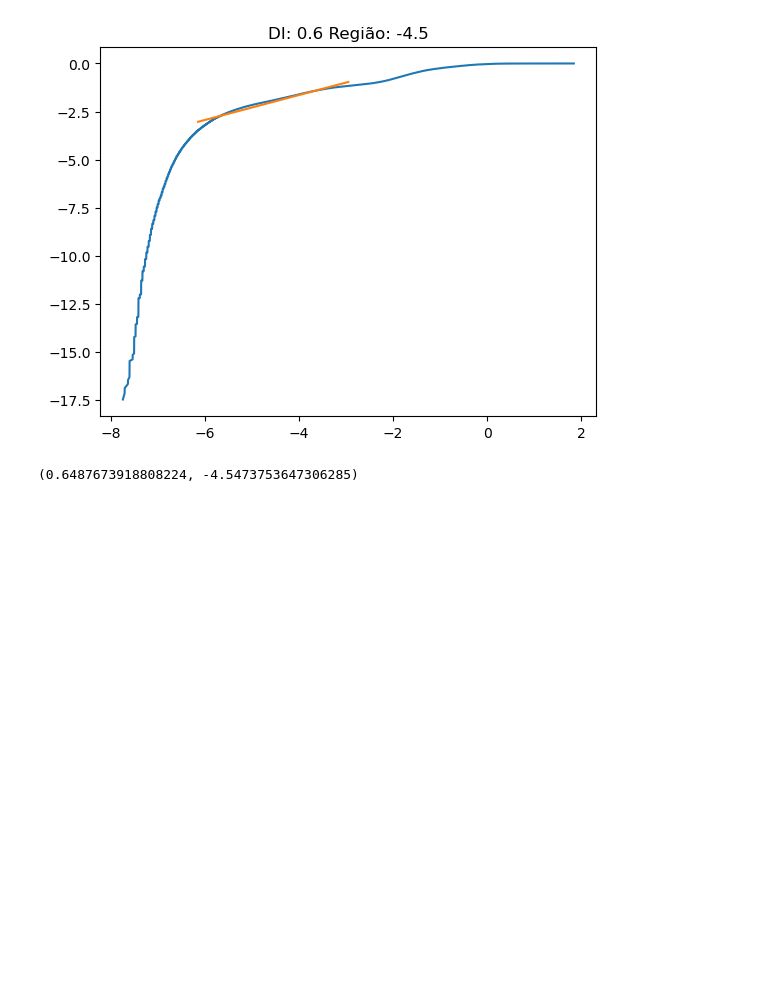
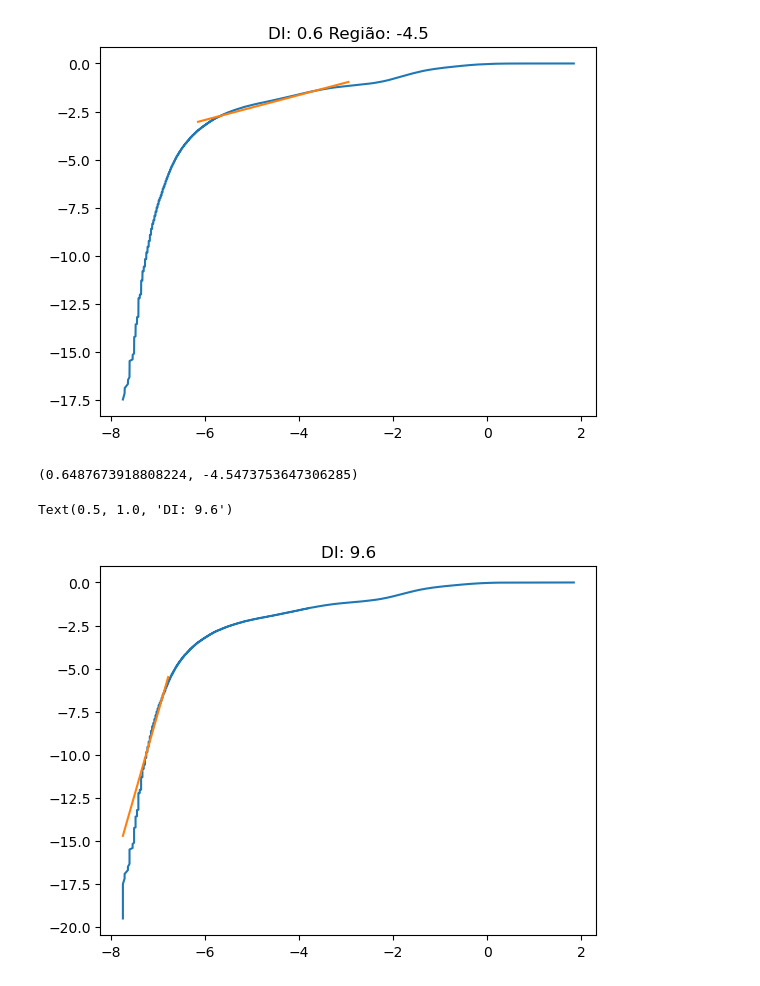
Before and after one commit to damidoriad/preditor-autoencoder, a Jupyter notebook: analise-DI-tempo.ipynb, the cells around one changed output. Drawn from its saved outputs; the diff is of its cells as text; code cells hidden in the pictures; blank space fills up the shorter version.

```diff
--- a/analise-DI-tempo.ipynb
+++ b/analise-DI-tempo.ipynb
@@ -483,3 +488,21 @@ getDI2(ex,ey, printFLag=True, resaFlag=True)
 # %% [output]
 [figure]
 (0.6487673918808224, -4.5473753647306285)
+# %%
+i = 0
+k = 100
+janela = 10
+faixa = (max(ex)-min(ex))/k
+limi = min(ex)+faixa*i
+lims = min(ex)+faixa*(i+janela)
+ni = np.argmin(abs(ex-limi))
+ns = np.argmin(abs(ex-lims))
+regre = LinearRegression().fit(ex[ni:ns].reshape(-1, 1), ey[ni:ns])
+dim = regre.coef_[0]
+b = regre.intercept_
+plt.plot(ex,ey)
+plt.plot([ex[ni], ex[ns]], np.array([ex[ni], ex[ns]])*dim+b)
+plt.title('DI: '+str(dim.round(1)))
+# %% [output]
+Text(0.5, 1.0, 'DI: 9.6')
+[figure, added]
```
Also changed, not shown: parts of 5 cells of this notebook.
